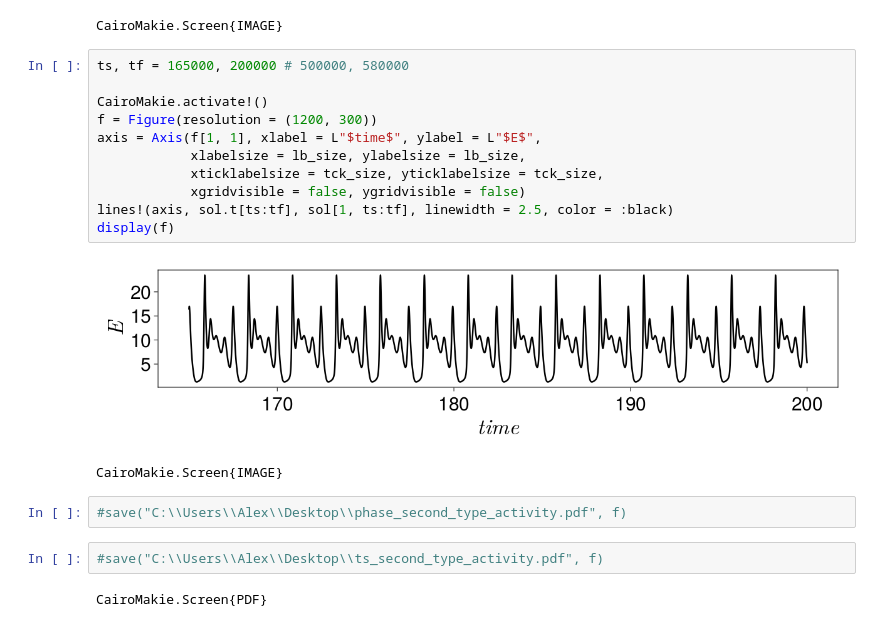
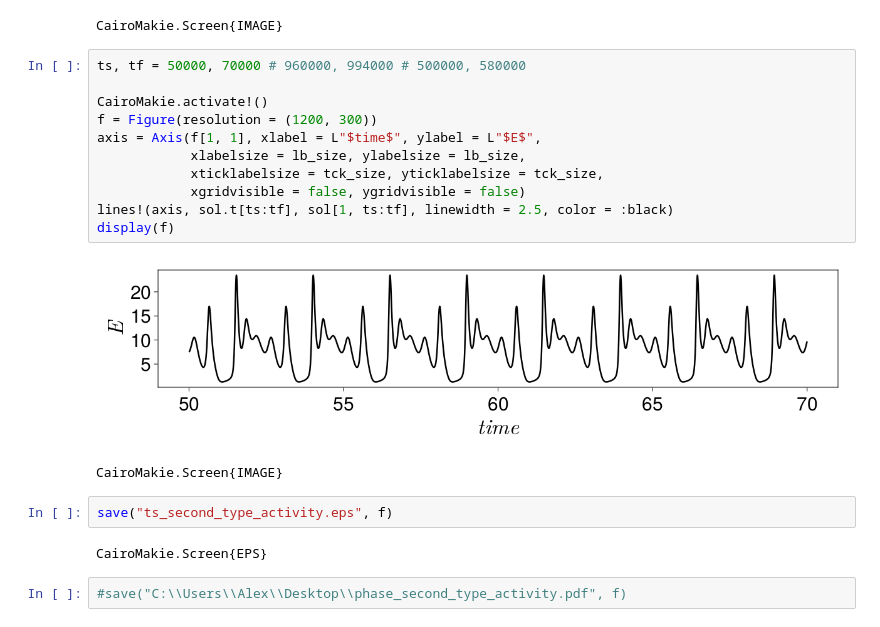
Before and after one commit to SergeyNovak777/dynamical-systems, a Jupyter notebook: Tsodyks Markram/Levanova/3 набор параметров/4 modes/Regular bursting activity.ipynb, the cells around one changed output. Drawn from its saved outputs; the diff is of its cells as text.

```diff
--- a/Tsodyks Markram/Levanova/3 набор параметров/4 modes/Regular bursting activity.ipynb
+++ b/Tsodyks Markram/Levanova/3 набор параметров/4 modes/Regular bursting activity.ipynb
@@ -93,22 +93,22 @@ display(f)
 [figure]
 CairoMakie.Screen{IMAGE}
 # %%
-ts, tf = 165000, 200000 # 500000, 580000
+ts, tf = 50000, 70000 # 960000, 994000 # 500000, 580000
 
 CairoMakie.activate!()
 f = Figure(resolution = (1200, 300))
 axis = Axis(f[1, 1], xlabel = L"$time$", ylabel = L"$E$",
             xlabelsize = lb_size, ylabelsize = lb_size,
             xticklabelsize = tck_size, yticklabelsize = tck_size,
             xgridvisible = false, ygridvisible = false)
 lines!(axis, sol.t[ts:tf], sol[1, ts:tf], linewidth = 2.5, color = :black)
 display(f)
 # %% [output]
-[figure, old version]
+[figure, new version]
 CairoMakie.Screen{IMAGE}
-# %%
-#save("C:\\Users\\Alex\\Desktop\\phase_second_type_activity.pdf", f)
 # %%
-#save("C:\\Users\\Alex\\Desktop\\ts_second_type_activity.pdf", f)
+save("ts_second_type_activity.eps", f)
 # %% [output]
-CairoMakie.Screen{PDF}
+CairoMakie.Screen{EPS}
+# %%
+#save("C:\\Users\\Alex\\Desktop\\phase_second_type_activity.pdf", f)
```
Also changed, not shown: 4 other files.
